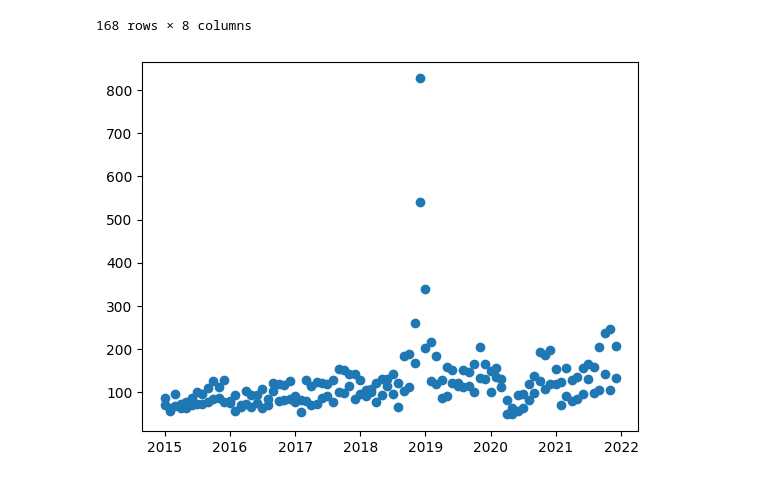
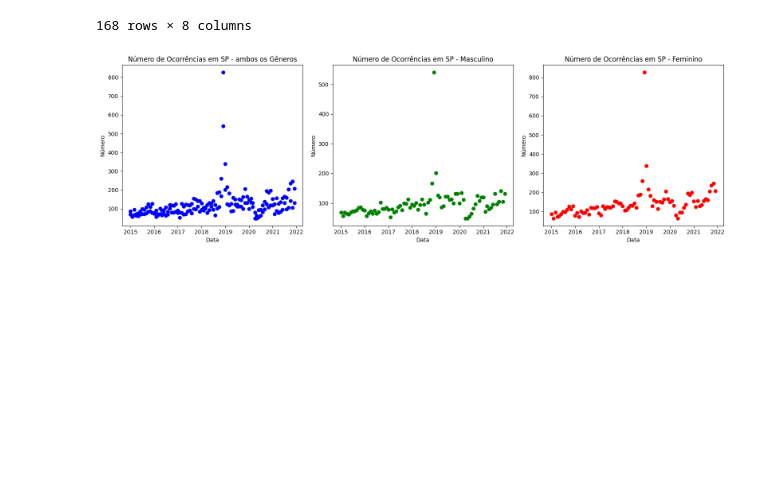
Before and after one commit to gustavo-rocha-barbosa/case-data-science-media-monks-2024, a Jupyter notebook: 2) Case Análise de Dados/main.ipynb, the cells around one changed output. Drawn from its saved outputs; the diff is of its cells as text; code cells hidden in the pictures; blank space fills up the shorter version.

```diff
--- a/2) Case Análise de Dados/main.ipynb
+++ b/2) Case Análise de Dados/main.ipynb
@@ -501,8 +491,32 @@ df_sp
 | 4450 | 2021 | São Paulo | Feminino | Novembro | 246 | 2021-11-01 | Sudeste | 2496 |
 | 4451 | 2021 | São Paulo | Feminino | Dezembro | 207 | 2021-12-01 | Sudeste | 2526 |
 168 rows × 8 columns
-# %%
-plt.scatter(df_sp['data'], df_sp['numero'])
-plt.show()
-# %% [output]
-[figure, removed]
+# %%
+df_sp_masc = df_sp[df_sp['genero'] == 'Masculino']
+df_sp_fem = df_sp[df_sp['genero'] == 'Feminino']
+# %%
+# Criar subplots
+fig, ax = plt.subplots(1, 3, figsize=(16, 5))
+
+# Gráfico para df_sp
+ax[0].scatter(df_sp['data'], df_sp['numero'], color='blue')
+ax[0].set_title('Número de Ocorrências em SP - ambos os Gêneros')
+ax[0].set_xlabel('Data')
+ax[0].set_ylabel('Número')
+
+# Gráfico para df_sp_masc
+ax[1].scatter(df_sp_masc['data'], df_sp_masc['numero'], color='green')
+ax[1].set_title('Número de Ocorrências em SP - Masculino')
+ax[1].set_xlabel('Data')
+ax[1].set_ylabel('Número')
+
+# Gráfico para df_sp_fem
+ax[2].scatter(df_sp_fem['data'], df_sp_fem['numero'], color='red')
+ax[2].set_title('Número de Ocorrências em SP - Feminino')
+ax[2].set_xlabel('Data')
+ax[2].set_ylabel('Número')
+
+plt.tight_layout()
+plt.show()
+# %% [output]
+[figure, added]
```
Also changed, not shown: parts of 15 cells of this notebook.
